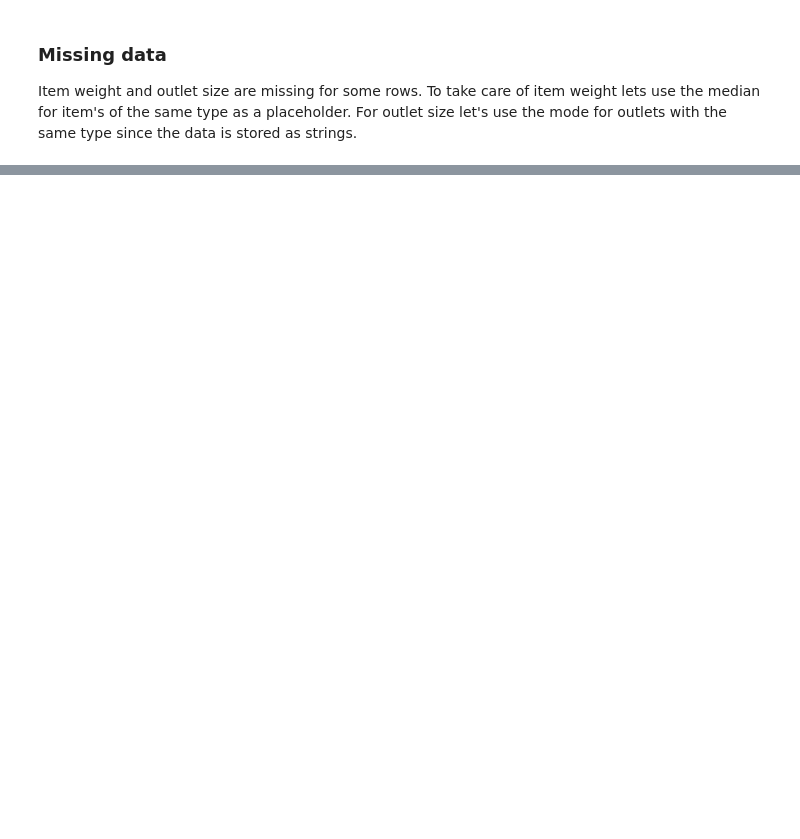
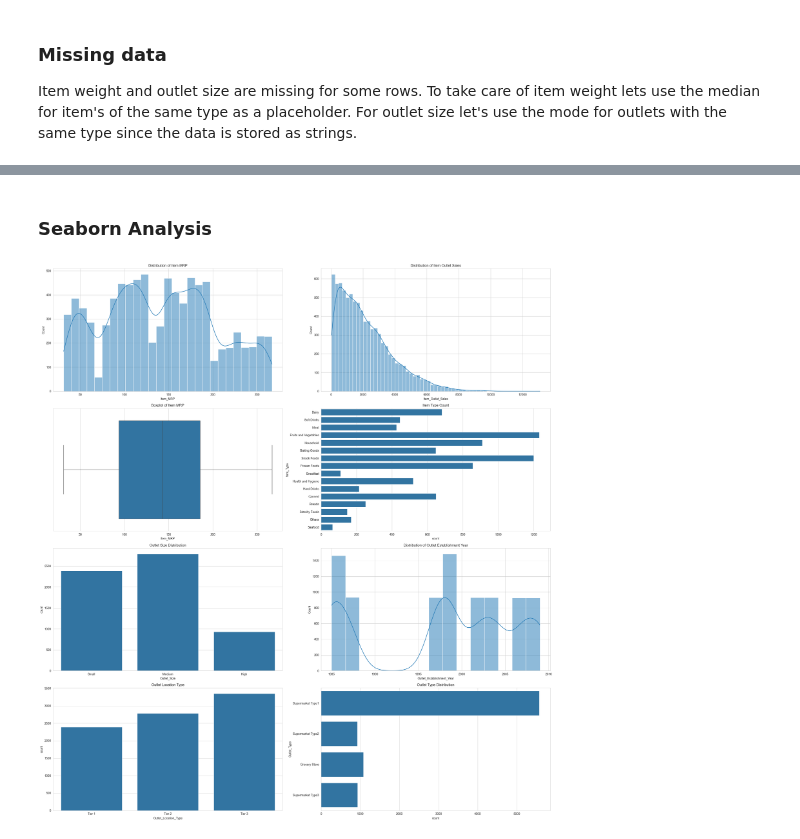
Before and after one commit to JohnK-au/Big-Mart-Data-Science-Project, a Jupyter notebook: scripts/Big-Mart-Analysis.ipynb, the cells around one changed output, grey strips where cells are left out. Saved outputs shown, nothing was run; the diff lists cells and outputs as text; code cells hidden in the pictures; blank space fills up the shorter version.

```diff
--- a/scripts/Big-Mart-Analysis.ipynb
+++ b/scripts/Big-Mart-Analysis.ipynb
@@ -93,0 +135,49 @@ Our analysis is primarily concerned with the following categories:
+# %% [markdown]
+### Seaborn Analysis
+# %%
+sns.set_style("whitegrid")
+
+# Create a 4x2 grid of subplots for visualizations
+fig, axes = plt.subplots(4, 2, figsize=(24, 26))
+axes = axes.flatten()
+
+## Visualise the distribution of Item MRP and Item Outlet Sales, and the boxplot of Item MRP, and the count of Item Type
+
+# 1 Distribution of Item_MRP
+sns.histplot(df_groceries['Item_MRP'], kde=True, ax=axes[0])
+axes[0].set_title("Distribution of Item MRP")
+
+# 2 Distribution of Sales
+sns.histplot(df_groceries['Item_Outlet_Sales'], kde=True, ax=axes[1])
+axes[1].set_title("Distribution of Item Outlet Sales")
+
+# 3 Boxplot MRP
+sns.boxplot(x=df_groceries['Item_MRP'], ax=axes[2])
+axes[2].set_title("Boxplot of Item MRP")
+
+# 4 Item Type count
+sns.countplot(y='Item_Type', data=df_groceries, ax=axes[3])
+axes[3].set_title("Item Type Count")
+
+## Visualise the distribution of Outlet Size and Outlet Type, and the boxplot of Item Outlet Sales by Outlet Type, and the count of Outlet Size
+
+# 5 Outlet Size count
+sns.countplot(x='Outlet_Size', data=df_groceries, order=['Small', 'Medium', 'High'], ax=axes[4])
+axes[4].set_title("Outlet Size Distribution")
+
+# 6 Outlet Type count
+sns.histplot(df_groceries['Outlet_Establishment_Year'], kde=True, ax=axes[5])
+axes[5].set_title("Distribution of Outlet Establishment Year")
+
+# 7 Outlet Location Type
+sns.countplot(x='Outlet_Location_Type', data=df_groceries, order=['Tier 1', 'Tier 2', 'Tier 3'], ax=axes[6])
+axes[6].set_title("Outlet Location Type")
+
+# 8 Outlet Type count
+sns.countplot(y='Outlet_Type', data=df_groceries, ax=axes[7])
+axes[7].set_title("Outlet Type Distribution")
+
+plt.tight_layout()
+plt.show()
+# %% [output]
+[figure, added]
```
Also changed, not shown: parts of 12 cells of this notebook.
